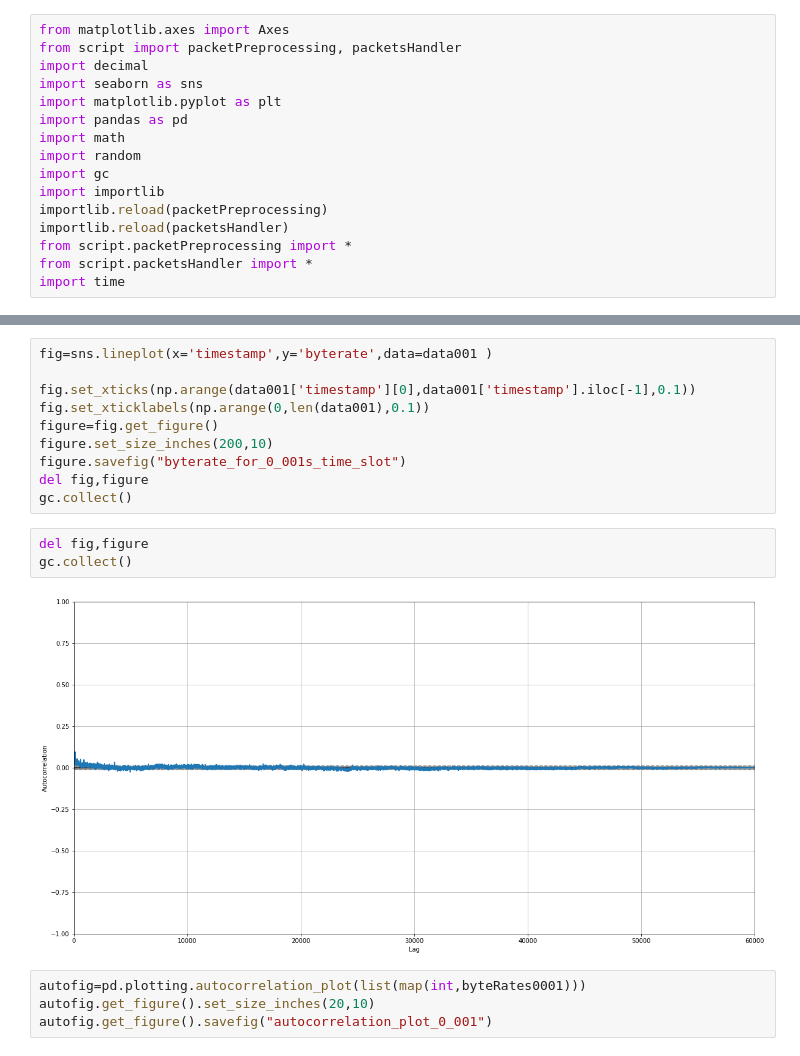
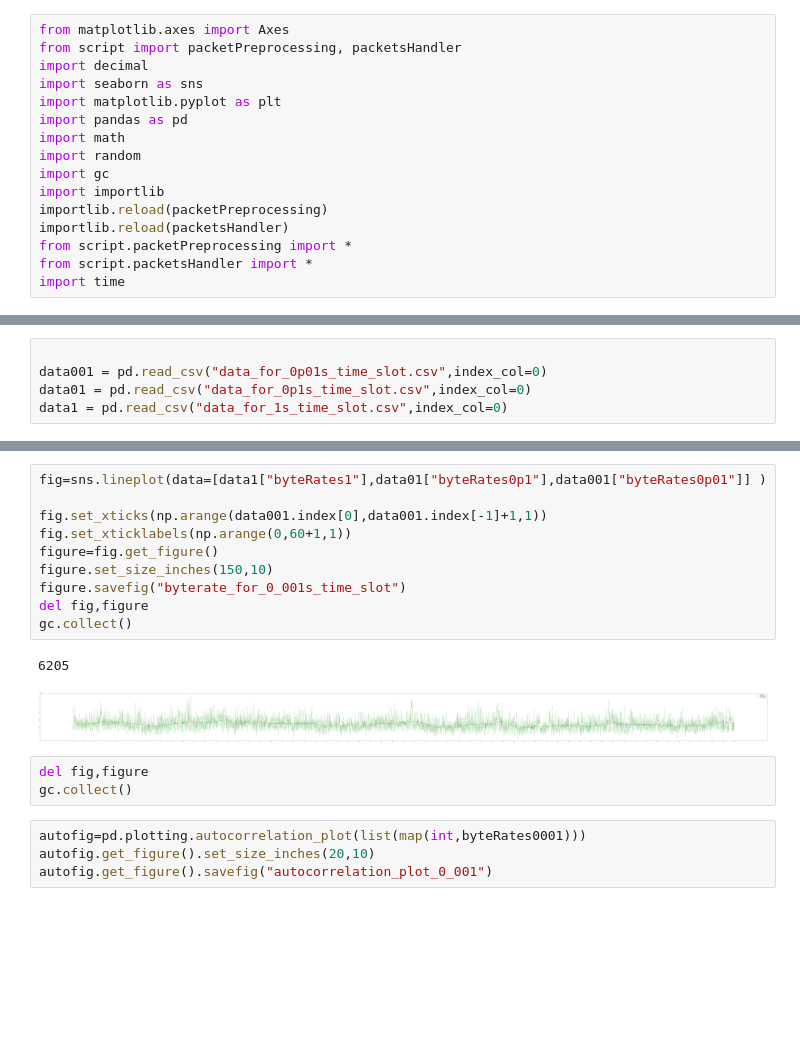
Before and after one commit to zijun726911/Traffic-Simulation, a Jupyter notebook: script/main.ipynb, the cells around one changed output, grey strips where cells are left out. Saved outputs shown, nothing was run; the diff lists cells and outputs as text; blank space fills up the shorter version.

```diff
--- a/script/main.ipynb
+++ b/script/main.ipynb
@@ -70,0 +53,5 @@ np.arange(data001['timestamp'][0],data001['timestamp'].iloc[-1],0.1).__len__()
+# %%
+
+data001 = pd.read_csv("data_for_0p01s_time_slot.csv",index_col=0)
+data01 = pd.read_csv("data_for_0p1s_time_slot.csv",index_col=0)
+data1 = pd.read_csv("data_for_1s_time_slot.csv",index_col=0)
@@ -71,18 +78,19 @@ np.arange(data001['timestamp'][0],data001['timestamp'].iloc[-1],0.1).__len__()
 # %%
-fig=sns.lineplot(x='timestamp',y='byterate',data=data001 )
+fig=sns.lineplot(data=[data1["byteRates1"],data01["byteRates0p1"],data001["byteRates0p01"]] )
 
-fig.set_xticks(np.arange(data001['timestamp'][0],data001['timestamp'].iloc[-1],0.1))
-fig.set_xticklabels(np.arange(0,len(data001),0.1))
+fig.set_xticks(np.arange(data001.index[0],data001.index[-1]+1,1))
+fig.set_xticklabels(np.arange(0,60+1,1))
 figure=fig.get_figure()
-figure.set_size_inches(200,10)
+figure.set_size_inches(150,10)
 figure.savefig("byterate_for_0_001s_time_slot")
 del fig,figure
 gc.collect()
+# %% [output]
+6205
+[figure, added]
 # %%
 del fig,figure
 gc.collect()
-# %% [output]
-[figure, removed]
 # %%
 autofig=pd.plotting.autocorrelation_plot(list(map(int,byteRates0001)))
 autofig.get_figure().set_size_inches(20,10)
```
Also changed, not shown: parts of 15 cells of this notebook, 10 other files.
